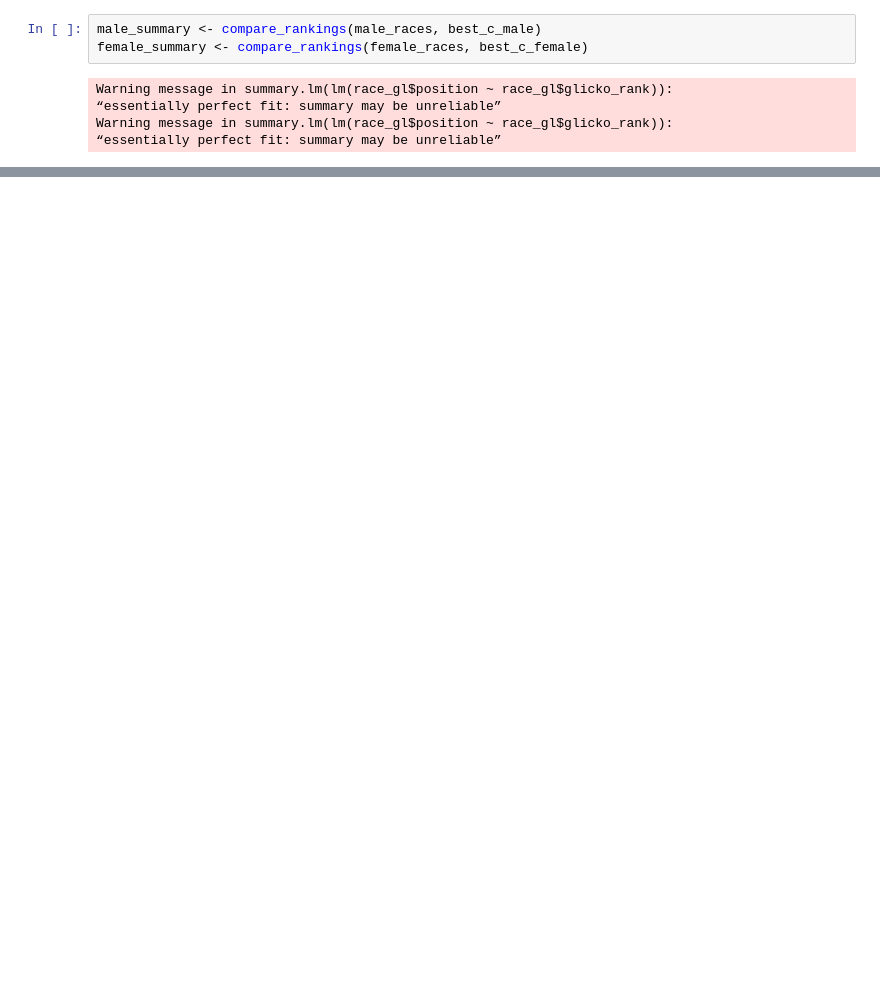
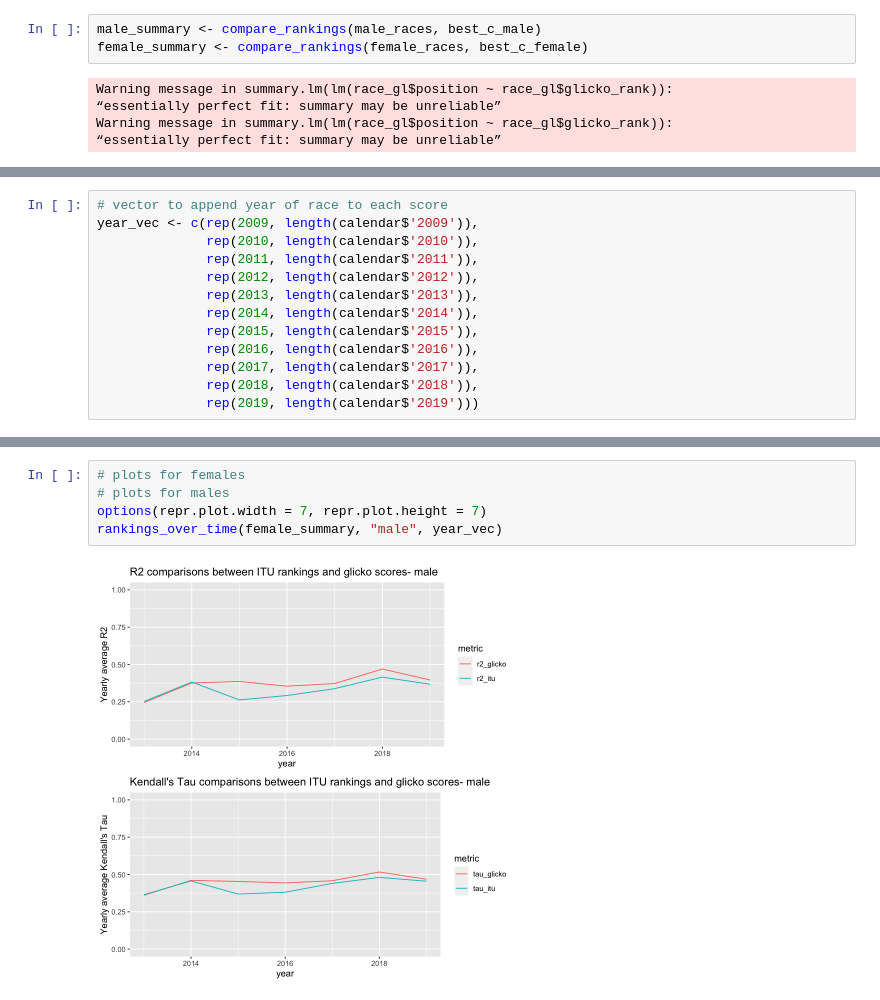
Before and after one commit to Bunrieu-sketch/TriathELOn_rankings, a Jupyter notebook: Doc/Glicko_Rankings.ipynb, the cells around one changed output, grey strips where cells are left out. Saved outputs shown, nothing was run; the diff lists cells and outputs as text; blank space fills up the shorter version.

```diff
--- a/Doc/Glicko_Rankings.ipynb
+++ b/Doc/Glicko_Rankings.ipynb
@@ -320,0 +141,13 @@ rankings_over_time(female_summary, "female")
+# %%
+# vector to append year of race to each score
+year_vec <- c(rep(2009, length(calendar$'2009')),
+              rep(2010, length(calendar$'2010')),
+              rep(2011, length(calendar$'2011')),
+              rep(2012, length(calendar$'2012')),
+              rep(2013, length(calendar$'2013')),
+              rep(2014, length(calendar$'2014')),
+              rep(2015, length(calendar$'2015')),
+              rep(2016, length(calendar$'2016')),
+              rep(2017, length(calendar$'2017')),
+              rep(2018, length(calendar$'2018')),
+              rep(2019, length(calendar$'2019')))
@@ -320,0 +186,7 @@ rankings_over_time(female_summary, "female")
+# %%
+# plots for females
+# plots for males
+options(repr.plot.width = 7, repr.plot.height = 7)
+rankings_over_time(female_summary, "male", year_vec)
+# %% [output]
+[figure, added]
```
Also changed, not shown: parts of 18 cells of this notebook, 2 other files.
